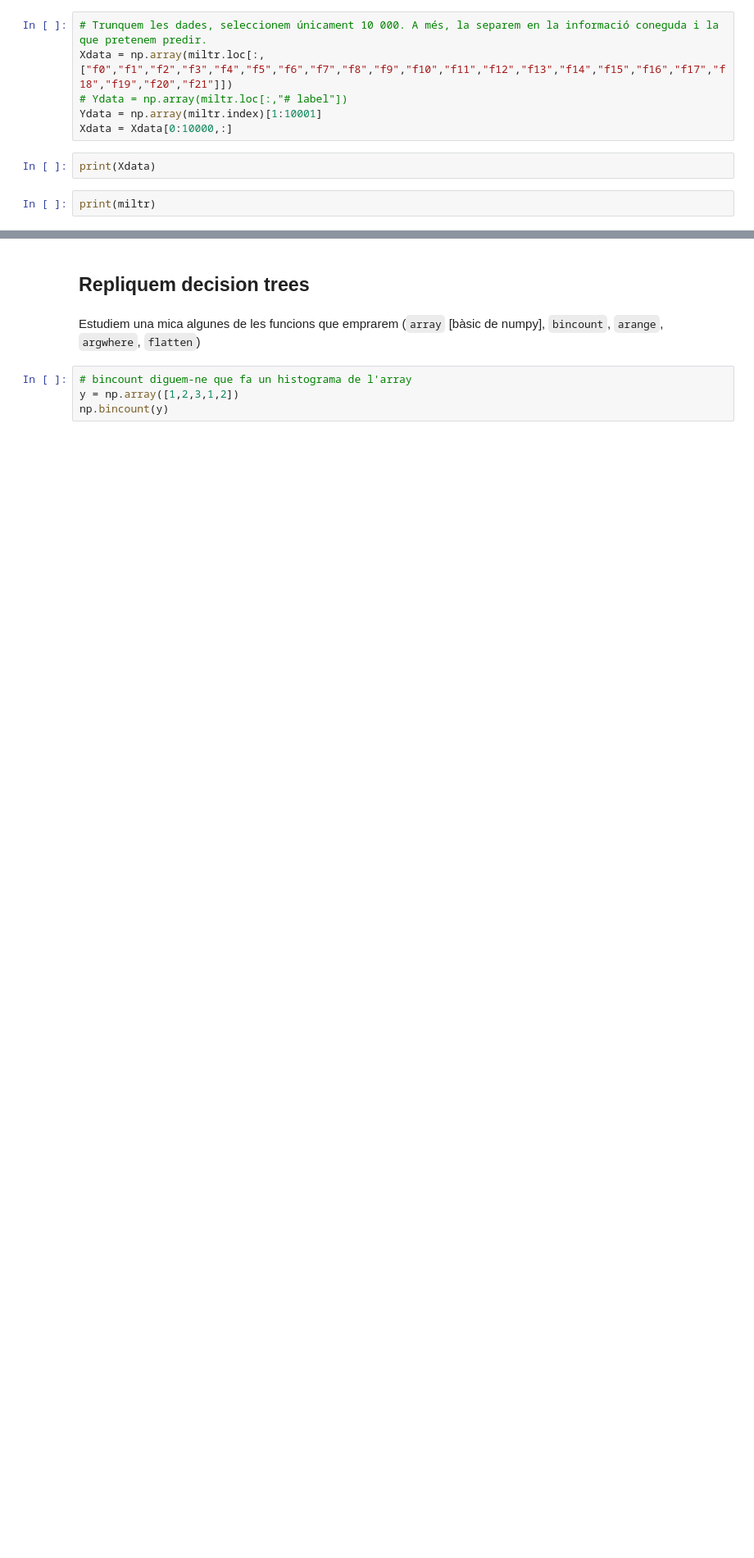
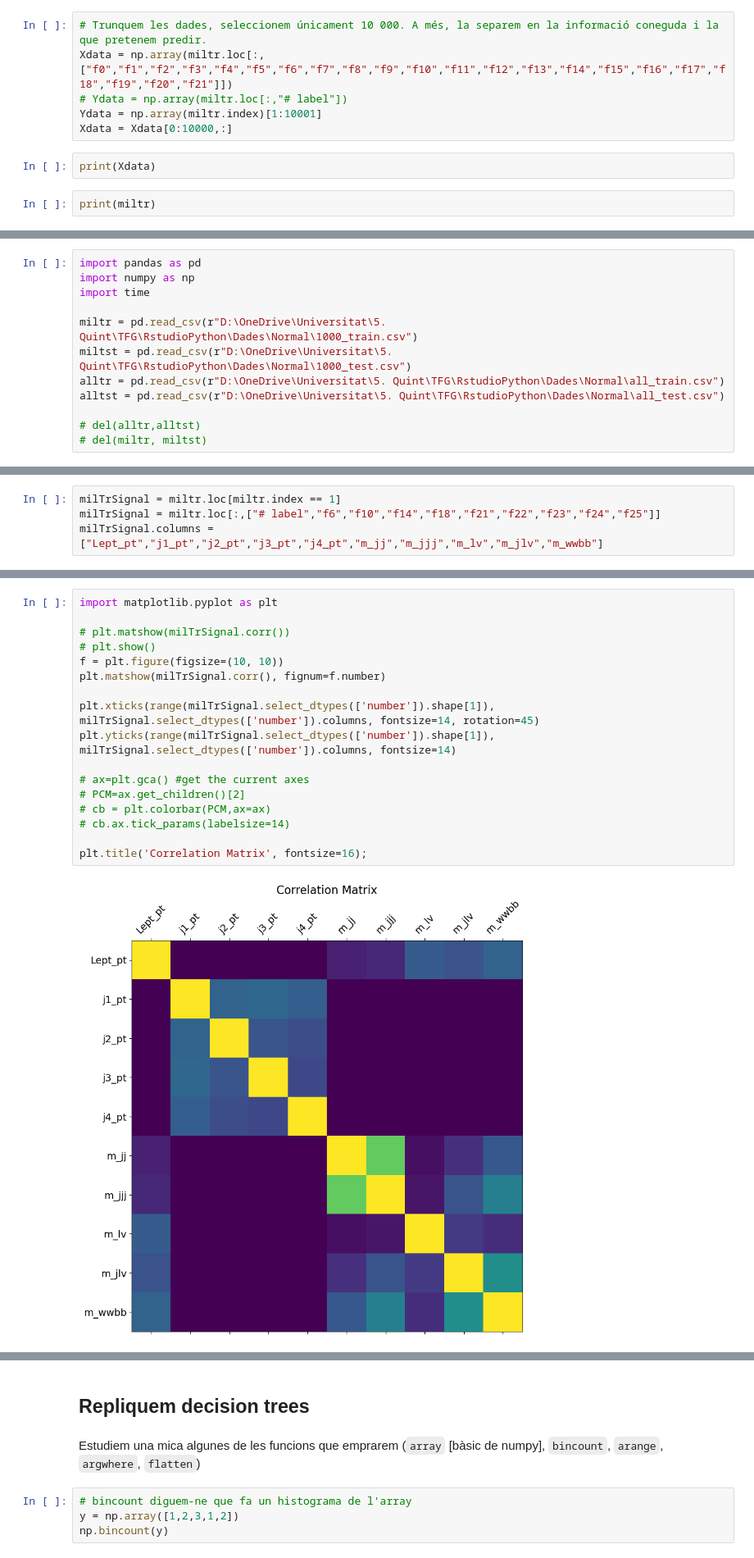
Before and after one commit to AlexPG1/TFG_MLenHEP, a Jupyter notebook: PrimeraSessió.ipynb, the cells around one changed output, grey strips where cells are left out. Shown at 82% size. Saved outputs shown, nothing was run; the diff lists cells and outputs as text; blank space fills up the shorter version.

```diff
--- a/PrimeraSessió.ipynb
+++ b/PrimeraSessió.ipynb
@@ -58,0 +61,12 @@ print(miltr)
+# %%
+import pandas as pd
+import numpy as np
+import time
+
+miltr = pd.read_csv(r"D:\OneDrive\Universitat\5. Quint\TFG\RstudioPython\Dades\Normal\1000_train.csv")
+miltst = pd.read_csv(r"D:\OneDrive\Universitat\5. Quint\TFG\RstudioPython\Dades\Normal\1000_test.csv")
+alltr = pd.read_csv(r"D:\OneDrive\Universitat\5. Quint\TFG\RstudioPython\Dades\Normal\all_train.csv")
+alltst = pd.read_csv(r"D:\OneDrive\Universitat\5. Quint\TFG\RstudioPython\Dades\Normal\all_test.csv")
+
+# del(alltr,alltst)
+# del(miltr, miltst)
@@ -58,0 +77,4 @@ print(miltr)
+# %%
+milTrSignal = miltr.loc[miltr.index == 1]
+milTrSignal = miltr.loc[:,["# label","f6","f10","f14","f18","f21","f22","f23","f24","f25"]]
+milTrSignal.columns = ["Lept_pt","j1_pt","j2_pt","j3_pt","j4_pt","m_jj","m_jjj","m_lv","m_jlv","m_wwbb"]
@@ -58,0 +83,19 @@ print(miltr)
+# %%
+import matplotlib.pyplot as plt
+
+# plt.matshow(milTrSignal.corr())
+# plt.show()
+f = plt.figure(figsize=(10, 10))
+plt.matshow(milTrSignal.corr(), fignum=f.number)
+
+plt.xticks(range(milTrSignal.select_dtypes(['number']).shape[1]), milTrSignal.select_dtypes(['number']).columns, fontsize=14, rotation=45)
+plt.yticks(range(milTrSignal.select_dtypes(['number']).shape[1]), milTrSignal.select_dtypes(['number']).columns, fontsize=14)
+
+# ax=plt.gca() #get the current axes
+# PCM=ax.get_children()[2]
+# cb = plt.colorbar(PCM,ax=ax)
+# cb.ax.tick_params(labelsize=14)
+
+plt.title('Correlation Matrix', fontsize=16);
+# %% [output]
+[figure, added]
```
Also changed, not shown: parts of 30 cells of this notebook, 1 other file.
